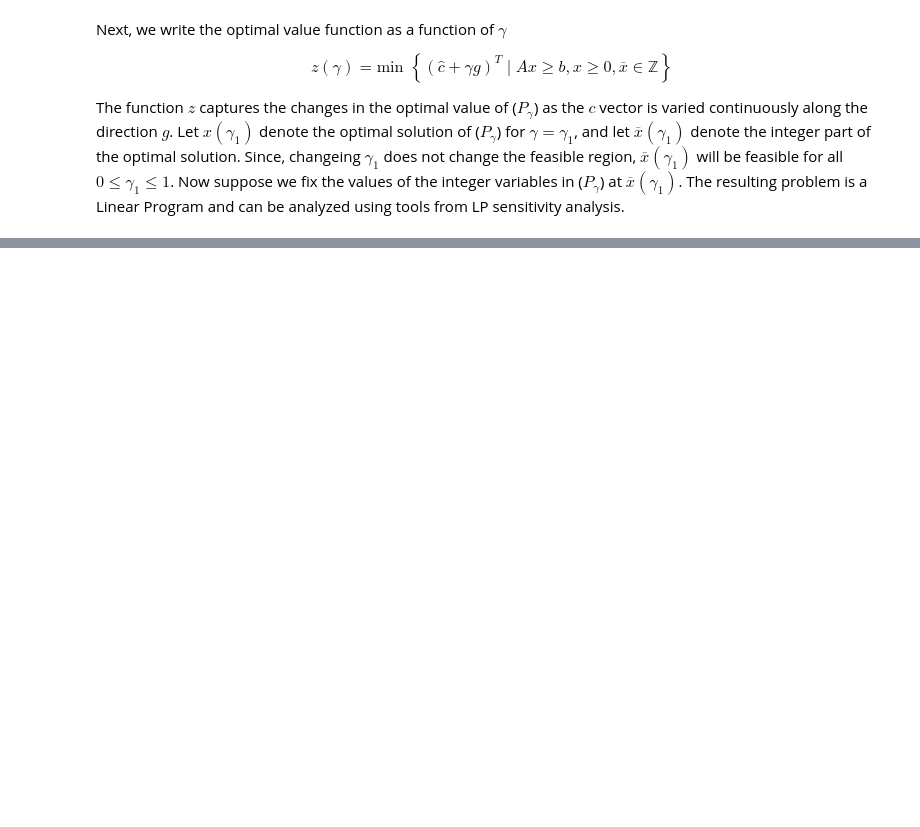
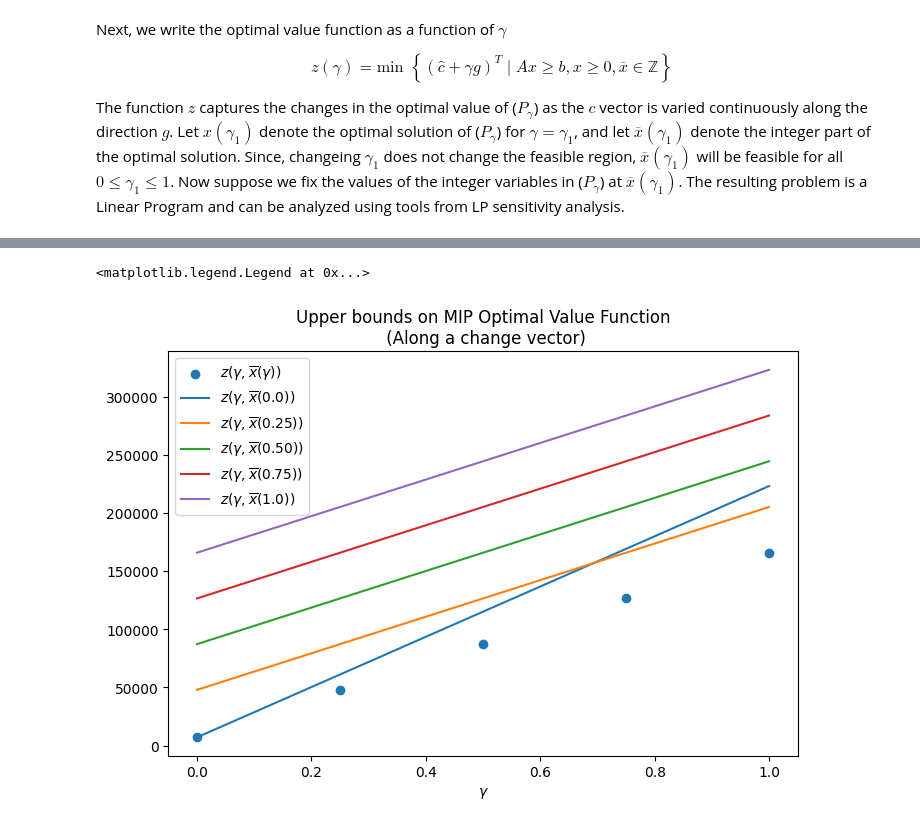
Before and after one commit to ayusbhar2/optimization, a Jupyter notebook: applications/unit_commitment_problem/unit_commitment_problem.ipynb, the cells around one changed output, grey strips where cells are left out. Cells and saved outputs as stored; diff of their text form; code cells hidden in the pictures; blank space fills up the shorter version.

```diff
--- a/applications/unit_commitment_problem/unit_commitment_problem.ipynb
+++ b/applications/unit_commitment_problem/unit_commitment_problem.ipynb
@@ -1118,3 +1124,0 @@ In other words, **if $\gamma_1$ and $\gamma_2$ yield the same integer solution o
-# %%
-for p in MIP3.parameters():
-    print(p)
@@ -1136,0 +1134,13 @@ D3
+# %%
+c_params = [p for p in MIP3.parameters() if p.name() in [
+    'cA',
+    'cA_up',
+    'cB',
+    'cB_up',
+    'cC',
+    'cC_up']]
+# %%
+np.random.seed(6)
+c_change_vector = (np.random.random(len(c_params)) - 0.5) * 1000
+
+print('change vector for c: ', c_change_vector)
@@ -1136,0 +1205,18 @@ D3
+# %%
+import matplotlib.pyplot as plt
+
+plt.figure(figsize=(7, 5), layout='constrained')
+plt.scatter(gammas_1, z_MIP, color='#1f77b4', label=r'$z(\gamma, \overline{x}(\gamma))$')
+
+plt.plot(gammas, d[0.0], label='$z(\gamma, \overline{x}(0.0))$')
+plt.plot(gammas, d[0.25], label='$z(\gamma, \overline{x}(0.25))$')
+plt.plot(gammas, d[0.50], label='$z(\gamma, \overline{x}(0.50))$')
+plt.plot(gammas, d[0.75], label='$z(\gamma, \overline{x}(0.75))$')
+plt.plot(gammas, d[1.0], label='$z(\gamma, \overline{x}(1.0))$')
+
+plt.xlabel(r'$\gamma$')
+plt.title("Upper bounds on MIP Optimal Value Function\n (Along a change vector)")
+plt.legend()
+# %% [output]
+<matplotlib.legend.Legend at 0x...>
+[figure, added]
```
Also changed, not shown: parts of 29 cells of this notebook.
